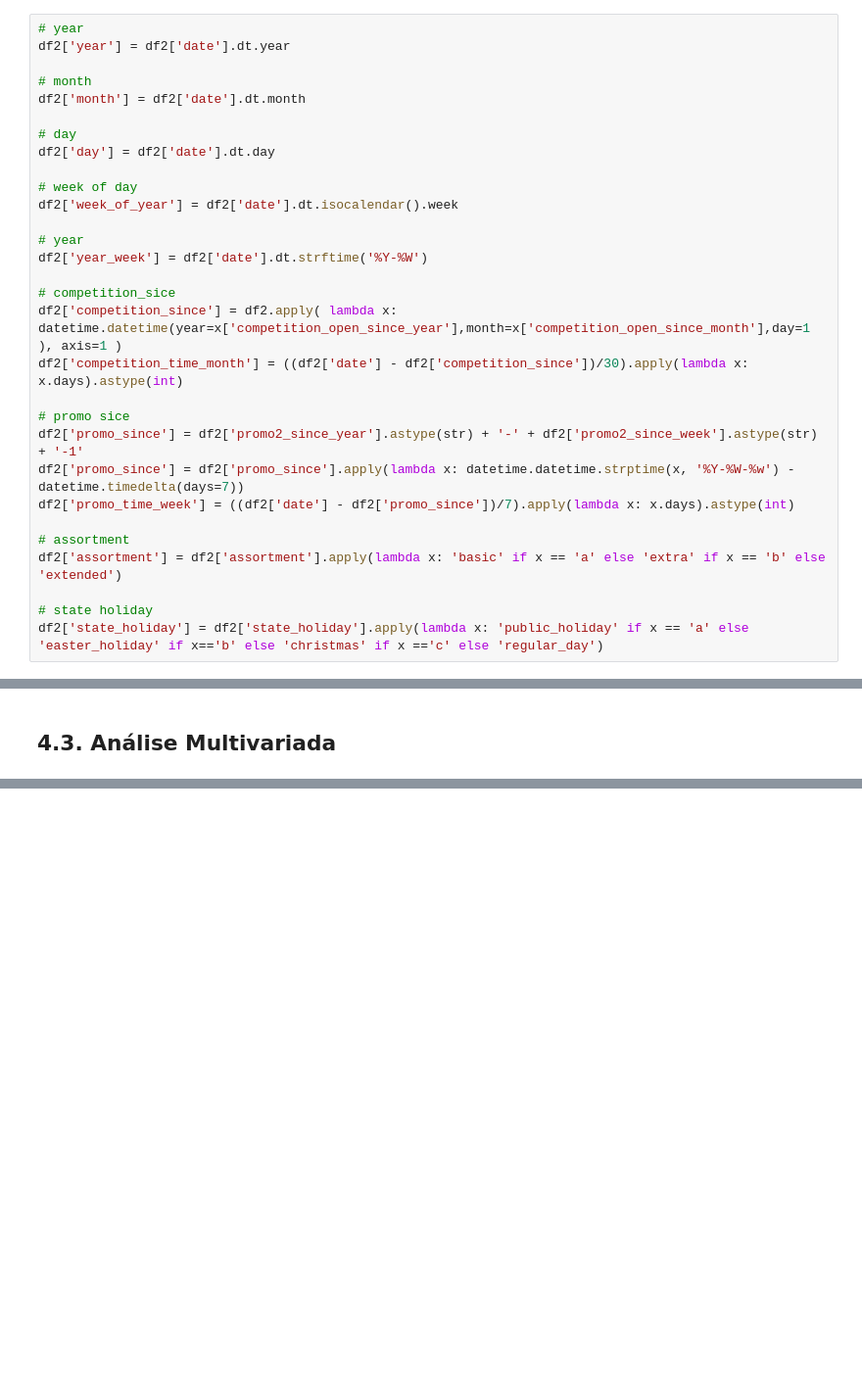
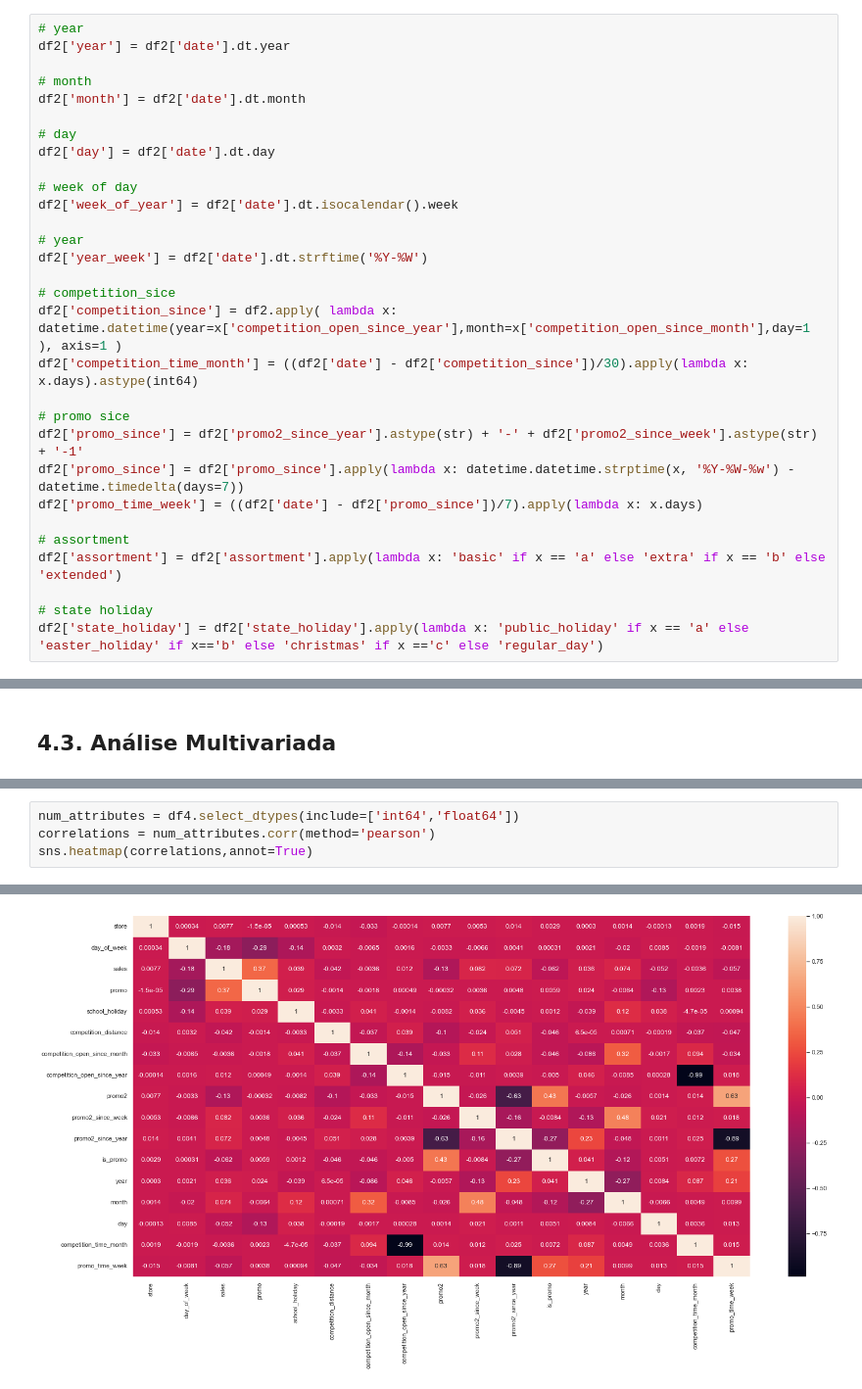
Before and after one commit to ArthurMesquita96/Rossmann-Predict-Sales, a Jupyter notebook: m03_v01_store_sales_predicton.ipynb, the cells around one changed output, grey strips where cells are left out. Shown at 98% size. Saved outputs shown, nothing was run; the diff lists cells and outputs as text; blank space fills up the shorter version.

```diff
--- a/m03_v01_store_sales_predicton.ipynb
+++ b/m03_v01_store_sales_predicton.ipynb
@@ -432,12 +432,12 @@ df2['year_week'] = df2['date'].dt.strftime('%Y-%W')
 
 # competition_sice
 df2['competition_since'] = df2.apply( lambda x: datetime.datetime(year=x['competition_open_since_year'],month=x['competition_open_since_month'],day=1 ), axis=1 )
-df2['competition_time_month'] = ((df2['date'] - df2['competition_since'])/30).apply(lambda x: x.days).astype(int)
+df2['competition_time_month'] = ((df2['date'] - df2['competition_since'])/30).apply(lambda x: x.days).astype(int64)
 
 # promo sice
 df2['promo_since'] = df2['promo2_since_year'].astype(str) + '-' + df2['promo2_since_week'].astype(str) + '-1'
 df2['promo_since'] = df2['promo_since'].apply(lambda x: datetime.datetime.strptime(x, '%Y-%W-%w') - datetime.timedelta(days=7))
-df2['promo_time_week'] = ((df2['date'] - df2['promo_since'])/7).apply(lambda x: x.days).astype(int)
+df2['promo_time_week'] = ((df2['date'] - df2['promo_since'])/7).apply(lambda x: x.days)
 
 # assortment
 df2['assortment'] = df2['assortment'].apply(lambda x: 'basic' if x == 'a' else 'extra' if x == 'b' else 'extended')
@@ -847,0 +824,5 @@ Successfully installed tabulate-0.8.9
+# %%
+num_attributes = df4.select_dtypes(include=['int64','float64'])
+correlations = num_attributes.corr(method='pearson')
+sns.heatmap(correlations,annot=True)
+# %% [output]
@@ -847,0 +830 @@ Successfully installed tabulate-0.8.9
+[figure, added]
```
Also changed, not shown: parts of 27 cells of this notebook.
